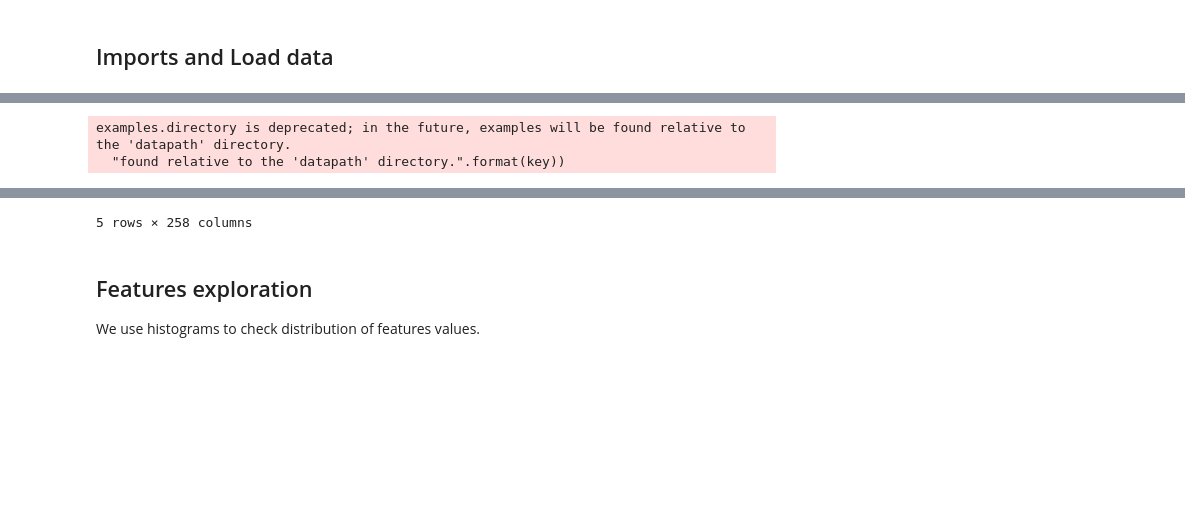
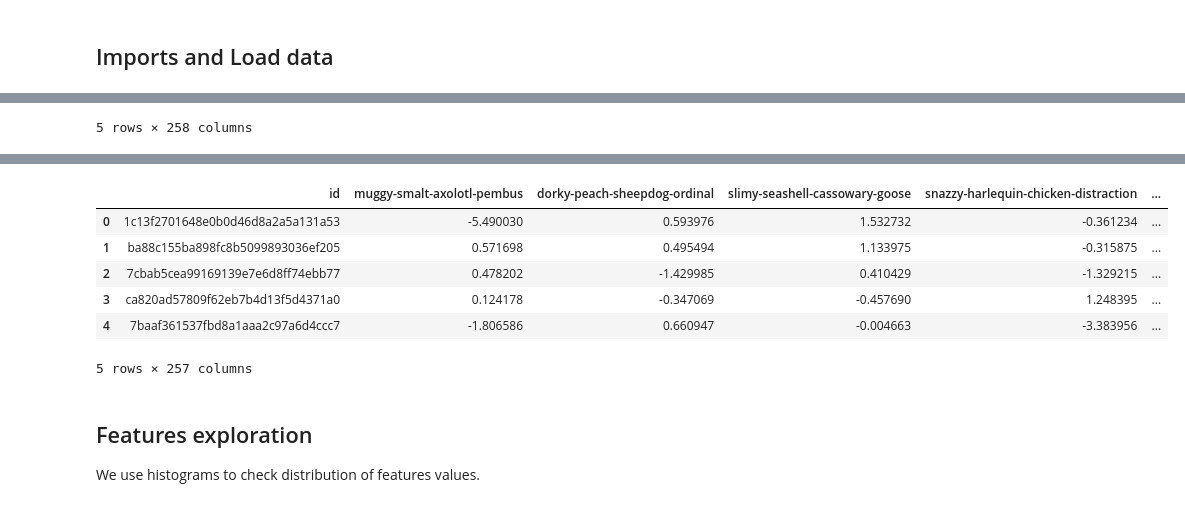
Before and after one commit to pkubiak/kaggle-instant-gratification, a Jupyter notebook: kernel/solution.ipynb, the cells around one changed output, grey strips where cells are left out. Cells and saved outputs as stored; diff of their text form; code cells hidden in the pictures; blank space fills up the shorter version.

```diff
--- a/kernel/solution.ipynb
+++ b/kernel/solution.ipynb
@@ -5,9 +5,12 @@ import pandas as pd
 import seaborn as sbn
 import matplotlib.pyplot as plt
 import numpy as np
+from tqdm import tqdm_notebook as tqdm
 from IPython.display import display
 
 train = pd.read_csv('../input/train.csv')
+display(train.head())
 
-display(train.head())
+test = pd.read_csv('../input/test.csv')
+display(test.head())
 # %% [output]
@@ -14,2 +23 @@ display(train.head())
-examples.directory is deprecated; in the future, examples will be found relative to the 'datapath' directory.
-  "found relative to the 'datapath' directory.".format(key))
+5 rows × 258 columns
@@ -22,4 +24,10 @@ examples.directory is deprecated; in the future, examples will be found relative
+|  | id | muggy-smalt-axolotl-pembus | dorky-peach-sheepdog-ordinal | slimy-seashell-cassowary-goose | snazzy-harlequin-chicken-distraction | ... |
+| 0 | 1c13f2701648e0b0d46d8a2a5a131a53 | -5.490030 | 0.593976 | 1.532732 | -0.361234 | ... |
+| 1 | ba88c155ba898fc8b5099893036ef205 | 0.571698 | 0.495494 | 1.133975 | -0.315875 | ... |
+| 2 | 7cbab5cea99169139e7e6d8ff74ebb77 | 0.478202 | -1.429985 | 0.410429 | -1.329215 | ... |
+| 3 | ca820ad57809f62eb7b4d13f5d4371a0 | 0.124178 | -0.347069 | -0.457690 | 1.248395 | ... |
+| 4 | 7baaf361537fbd8a1aaa2c97a6d4ccc7 | -1.806586 | 0.660947 | -0.004663 | -3.383956 | ... |
-5 rows × 258 columns
+5 rows × 257 columns
 # %% [markdown]
 ## Features exploration ##
 
```
Also changed, not shown: parts of 11 cells of this notebook.
